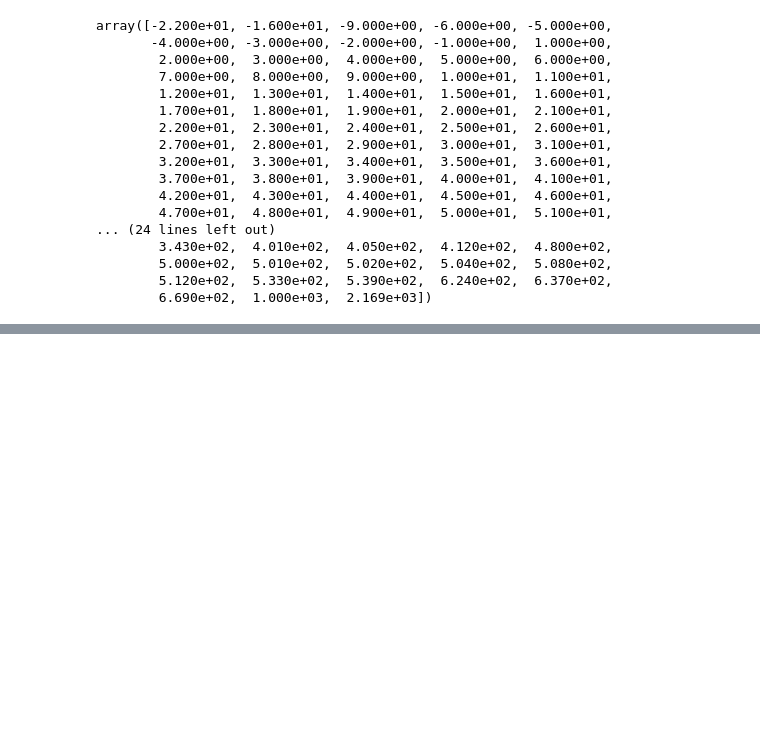
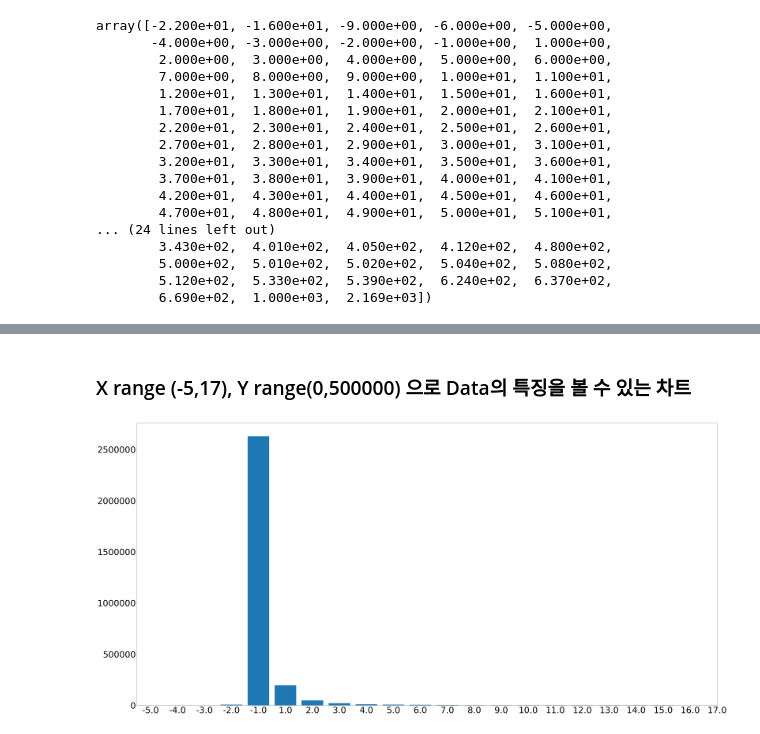
Before and after one commit to KimyoonJIn/Predict_Future_Sales, a Jupyter notebook: temp/Data_Processing_for_item_cnt_day.ipynb, the cells around one changed output, grey strips where cells are left out. Drawn from its saved outputs; the diff is of its cells as text; code cells hidden in the pictures; blank space fills up the shorter version.

```diff
--- a/temp/Data_Processing_for_item_cnt_day.ipynb
+++ b/temp/Data_Processing_for_item_cnt_day.ipynb
@@ -491,0 +483,7 @@ df_pt_m1
+# %%
+result = []
+for i in df_icd:
+    result.append(grouped.get_group(i).shape[0])
+result = Series(result)
+result.index = df_icd
+result
@@ -491,0 +508,14 @@ df_pt_m1
+# %% [markdown]
+### X range (-5,17), Y range(0,500000) 으로 Data의 특징을 볼 수 있는 차트
+# %%
+fig = plt.figure()
+fig.set_size_inches(60,30)
+X=np.arange(198)
+plt.bar(X+0, result)
+plt.xticks(X+1,result.index,size=50)
+plt.yticks(size=50)
+plt.xlim(4.5,26)
+# plt.ylim(0)
+plt.show()
+# %% [output]
+[figure, added]
```
Also changed, not shown: parts of 27 cells of this notebook, 1 other file.
